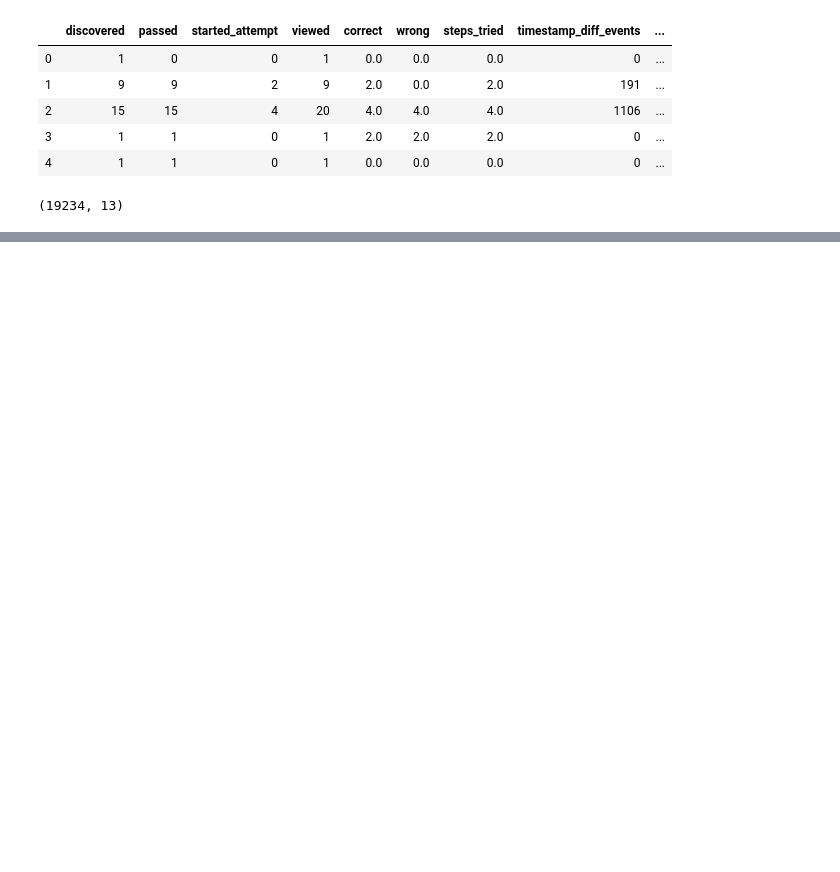
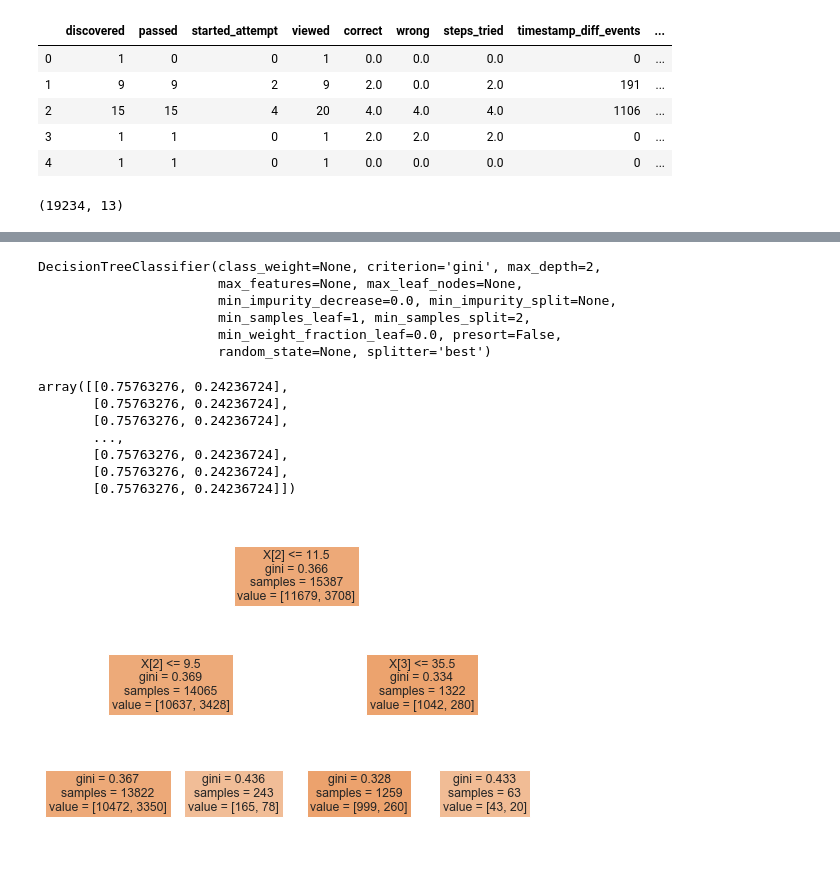
Before and after one commit to nealkafree/python, a Jupyter notebook: DataScienceCourse/stepikml.ipynb, the cells around one changed output, grey strips where cells are left out. Drawn from its saved outputs; the diff is of its cells as text; code cells hidden in the pictures; blank space fills up the shorter version.

```diff
--- a/DataScienceCourse/stepikml.ipynb
+++ b/DataScienceCourse/stepikml.ipynb
@@ -158,7 +153,7 @@ stepicpreprocessing.make_data_ready(event_data_train, submissions_data_train).he
 | 3 | 1 | 1 | 0 | 1 | 2.0 | 2.0 | 2.0 | 0 | ... |
 | 4 | 1 | 1 | 0 | 1 | 0.0 | 0.0 | 0.0 | 0 | ... |
 # %%
-y = submissions_data[submissions_data.submission_status == 'correct'].groupby('user_id')\
+y = event_data[event_data.action == 'passed'].groupby('user_id')\
     .step_id.nunique().to_frame().reset_index()
 x.shape
 # %% [output]
@@ -198,3 +190,10 @@ y = y['passed']
 # X = X.set_index(X.user_id)
 # X = X.drop('user_id', axis=1)
 # X.head()
+# %%
+from sklearn.model_selection import train_test_split
+
+x = stepicpreprocessing.make_data_ready(event_data_train, submissions_data_train)
+x_train, x_eval, y_train, y_eval = train_test_split(x[['viewed', 'correct', 'wrong', 'steps_tried']], y, test_size=0.2)
+x_test = stepicpreprocessing.make_data_ready(pd.read_csv('events_data_test.csv'), pd.read_csv('submission_data_test.csv'))
+x_test.head()
@@ -200,0 +207,26 @@ y = y['passed']
+# %%
+from sklearn import tree
+
+clf = tree.DecisionTreeClassifier(max_depth=2)
+clf.fit(x_train, y_train)
+# %% [output]
+DecisionTreeClassifier(class_weight=None, criterion='gini', max_depth=2,
+                       max_features=None, max_leaf_nodes=None,
+                       min_impurity_decrease=0.0, min_impurity_split=None,
+                       min_samples_leaf=1, min_samples_split=2,
+                       min_weight_fraction_leaf=0.0, presort=False,
+                       random_state=None, splitter='best')
+# %%
+from sklearn.metrics import roc_auc_score
+tree.plot_tree(clf, filled=True)
+roc_auc_score(y_eval, clf.predict(x_eval))
+clf.predict_proba(x_eval)
+# %% [output]
+array([[0.75763276, 0.24236724],
+       [0.75763276, 0.24236724],
+       [0.75763276, 0.24236724],
+       ...,
+       [0.75763276, 0.24236724],
+       [0.75763276, 0.24236724],
+       [0.75763276, 0.24236724]])
+[figure, added]
```
Also changed, not shown: parts of 7 cells of this notebook, 12 other files.
